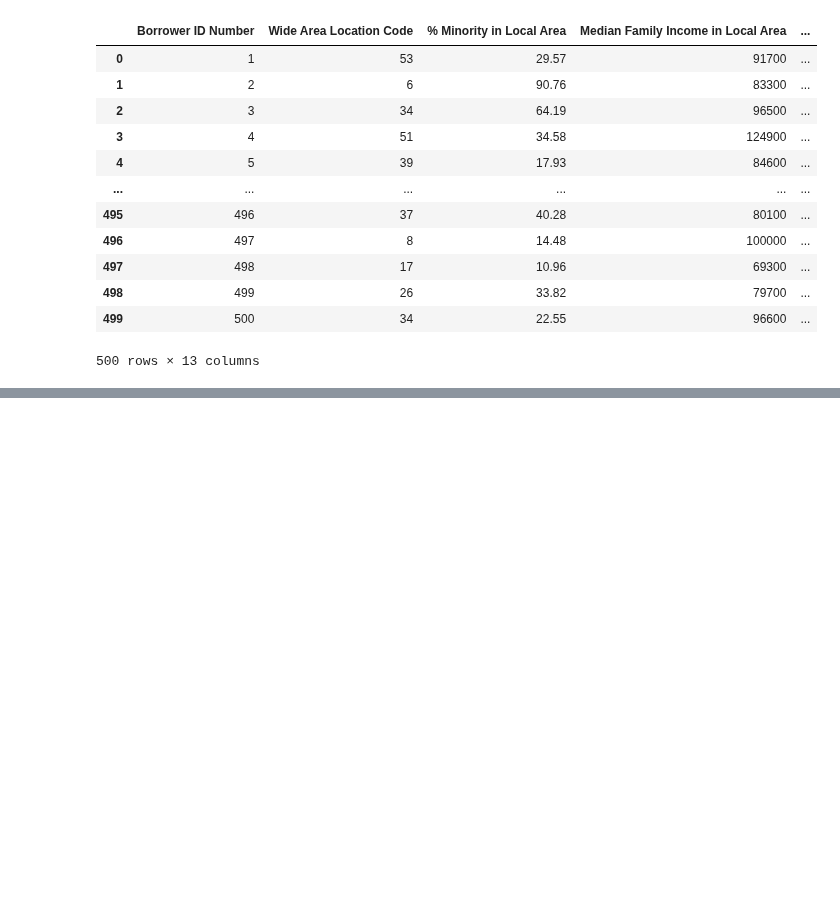
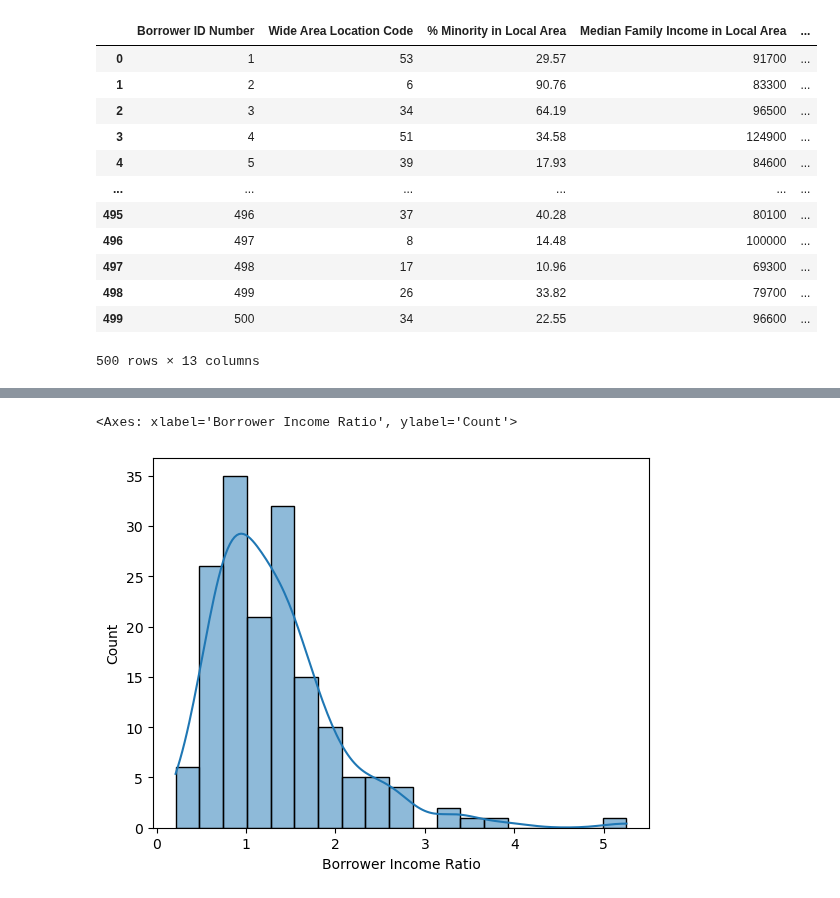
Before and after one commit to KunalNeon/CommBank, a Jupyter notebook: dataSet.ipynb, the cells around one changed output, grey strips where cells are left out. Saved outputs shown, nothing was run; the diff lists cells and outputs as text; code cells hidden in the pictures; blank space fills up the shorter version.

```diff
--- a/dataSet.ipynb
+++ b/dataSet.ipynb
@@ -749,0 +895,5 @@ array([2, 0, 2, 0, 2, 1, 0, 2, 2, 0, 2, 0, 0, 0, 1, 2, 0, 2, 0, 0, 2, 2,
+# %%
+sns.histplot(first["Borrower Income Ratio"].sort_values().reset_index(drop=True), kde=True)
+# %% [output]
+<Axes: xlabel='Borrower Income Ratio', ylabel='Count'>
+[figure, added]
```
Also changed, not shown: parts of 15 cells of this notebook.
